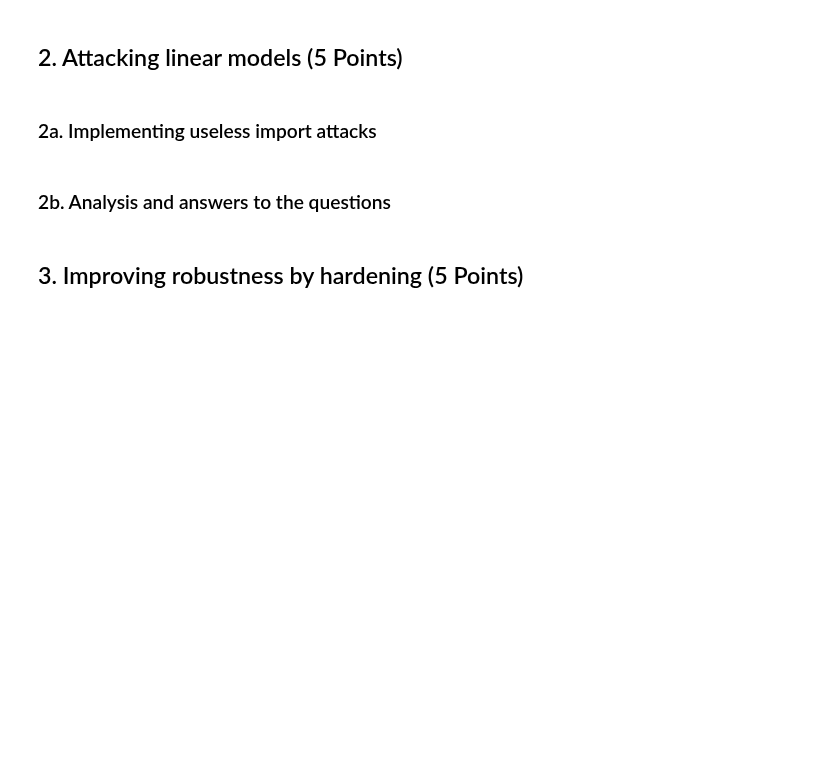
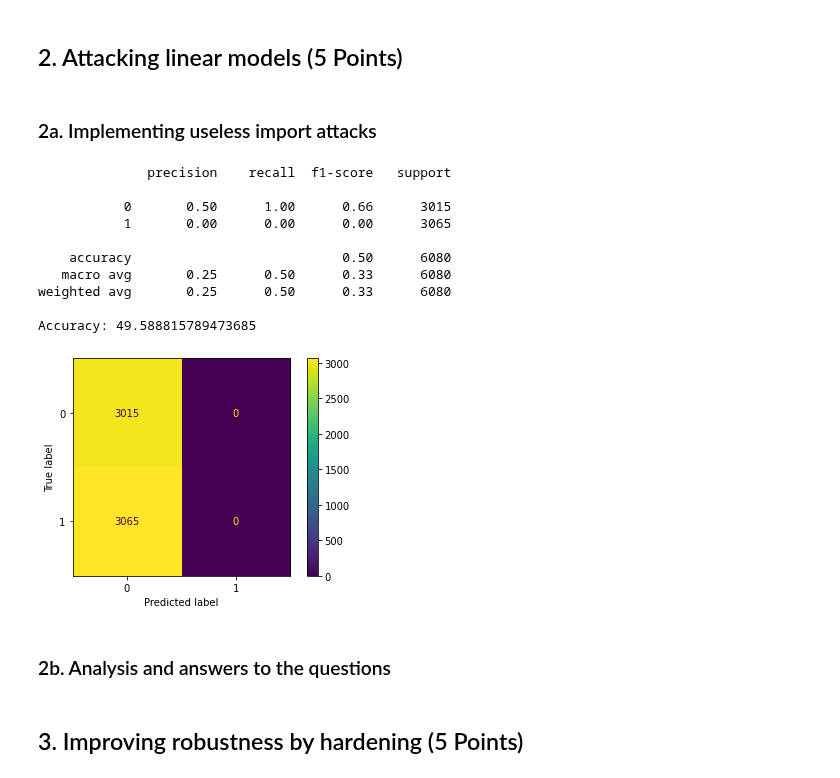
Before and after one commit to kponichtera/cs4035-cda, a Jupyter notebook: lab4/Lab4.ipynb, the cells around one changed output. Cells and saved outputs as stored; diff of their text form; code cells hidden in the pictures; blank space fills up the shorter version.

Commit message:
Adding useless import and confusion matrix

```diff
--- a/lab4/Lab4.ipynb
+++ b/lab4/Lab4.ipynb
@@ -104,3 +101,39 @@ def evade(sample, coef):
+# %%
+def evade(sample, coef):
+    result = sample.copy()
+    for i in range(len(result)):
+        #print(f'value: {result[i]}, coef: {coef[i]}')
+        if coef[i] < 0:
+            result[i] = 1
+    return result
+# %%
+X_attack = X_test.copy()
+
+coef = clf.coef_[0]
+
+for i in range(len(X_attack)):
+    #print(f'{i}/{len(X_attack)}')
+    X_attack[i] = evade(X_attack[i], coef)
+# %%
+y_predictions = clf.predict(X_attack)
+
+print(classification_report(y_test, y_predictions))
+print(f"Accuracy: {accuracy_score(y_test, y_predictions) * 100}")
+
+ConfusionMatrixDisplay.from_predictions(y_test, y_predictions)
+plt.show()
+# %% [output]
+              precision    recall  f1-score   support
+
+           0       0.50      1.00      0.66      3015
+           1       0.00      0.00      0.00      3065
+
+    accuracy                           0.50      6080
+   macro avg       0.25      0.50      0.33      6080
+weighted avg       0.25      0.50      0.33      6080
+
+Accuracy: 49.588815789473685
+[figure, added]
 # %% [markdown]
 ### 2b. Analysis and answers to the questions
 # %% [markdown]
```
Also changed, not shown: parts of 1 cell of this notebook.
